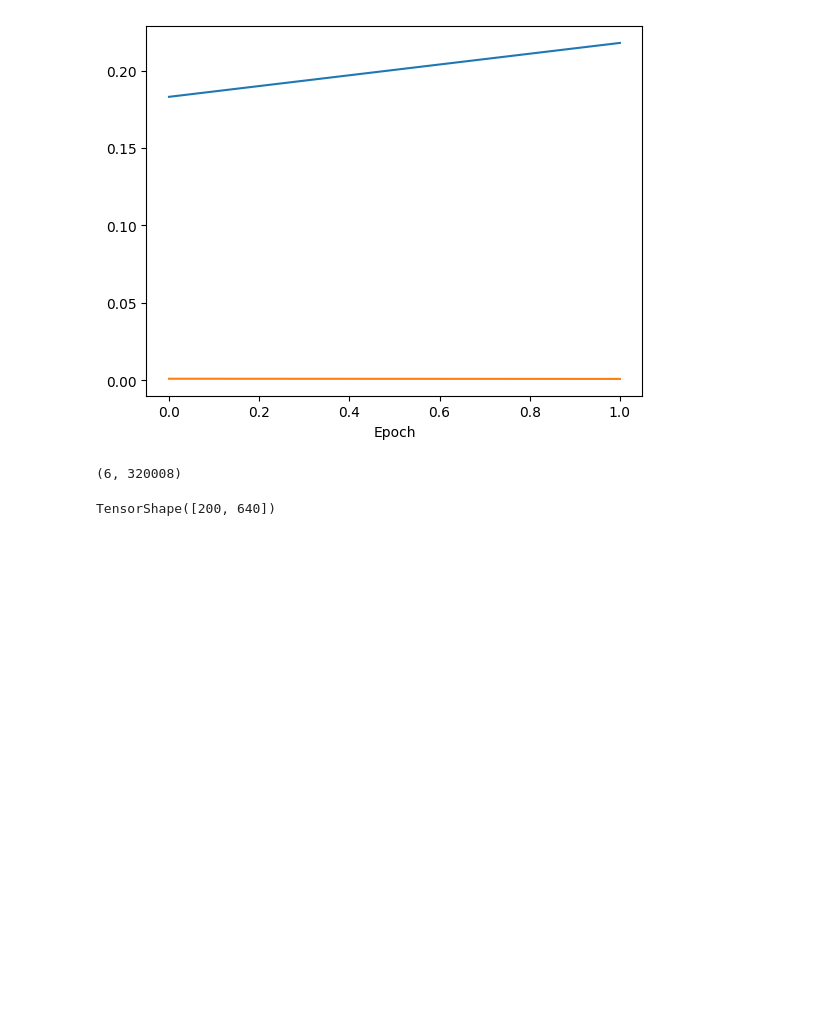
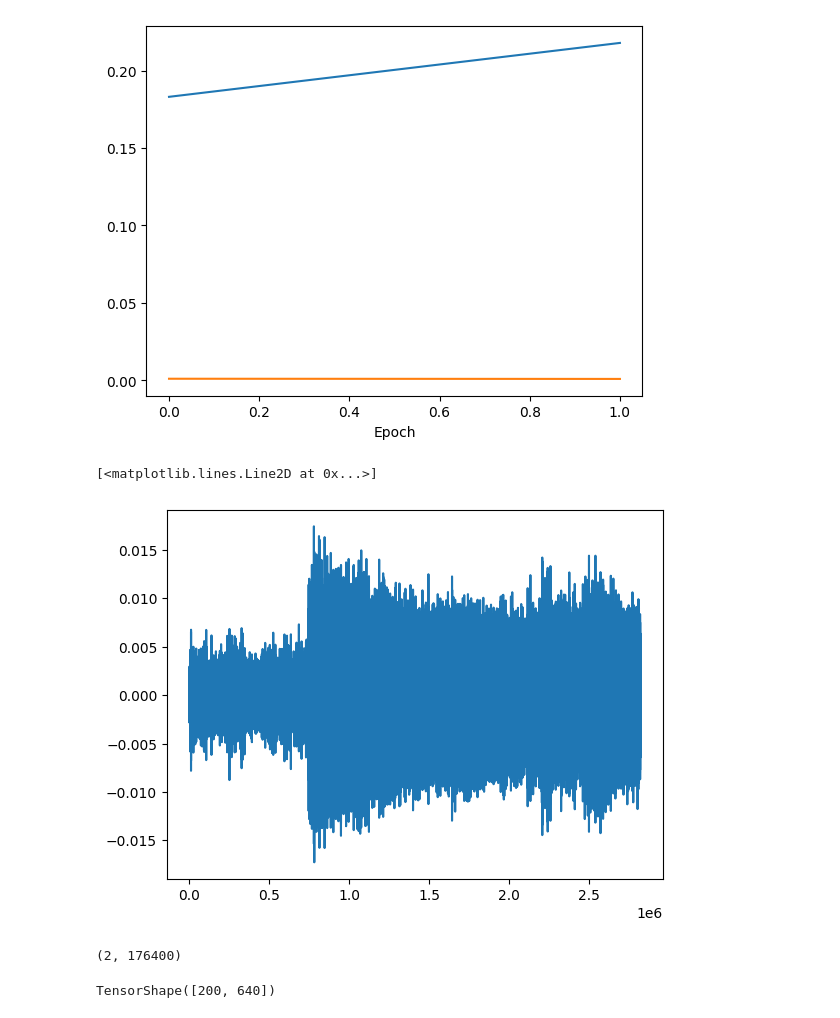
Before and after one commit to jambory/MusicSourceSeparation, a Jupyter notebook: nn_implementation/testing_convtas.ipynb, the cells around one changed output. Saved outputs shown, nothing was run; the diff lists cells and outputs as text; code cells hidden in the pictures; blank space fills up the shorter version.

Commit message:
Changed model encoder decoder

```diff
--- a/nn_implementation/testing_convtas.ipynb
+++ b/nn_implementation/testing_convtas.ipynb
@@ -147,9 +147,19 @@ class ConvTasNet(models.Model):
         w = self.encoder(x)
         m_i = self.separator(w)
 
-        decoded = self.decoder(m_i, w)
+        decoded = self.decoder(w, m_i)
 
         return decoded
+# %%
+param = Parameters(naplab_impl=True)
+# %%
+cnn = ConvTasNet(param)
+output = cnn(data)
+# %%
+plt.plot(output[0,0,:])
+# %% [output]
+[<matplotlib.lines.Line2D at 0x...>]
+[figure, added]
 # %%
 class Encoder(layers.Layer):
     """
@@ -267,5 +269,5 @@ casual=False
 # %%
-def make_base_dataset(M=3,T=320008):
+def make_base_dataset(M=1,T=320008):
     root_mus = '../MUSDB18'
     mus = musdb.DB(root=root_mus, subsets="train")
     song_list=[]
@@ -276,12 +278,11 @@ def make_base_dataset(M=3,T=320008):
 
     return np.array(song_list)
 
-data = make_base_dataset()
+data = make_base_dataset(T = 44100*4)
 
-data = data.reshape((6, 320008))
-data.shape # (M, 1, T)
+data.shape
 # %% [output]
-(6, 320008)
+(2, 176400)
 # %%
 x, y = datasets.load_unpack_tensordata()
 # %%
```
Also changed, not shown: parts of 22 cells of this notebook, 1 other file.
